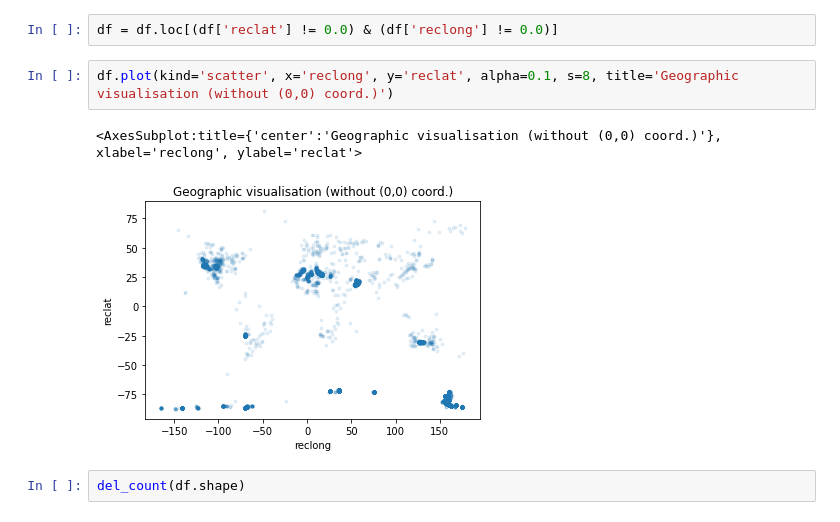
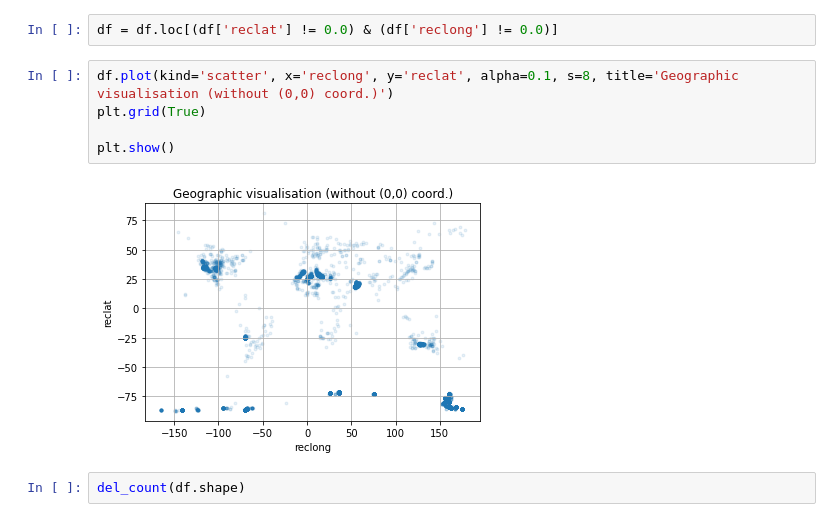
Before and after one commit to Kartmaan/Meteorite_landings, a Jupyter notebook: meteorite_landings.ipynb, the cells around one changed output. Saved outputs shown, nothing was run; the diff lists cells and outputs as text.

```diff
--- a/meteorite_landings.ipynb
+++ b/meteorite_landings.ipynb
@@ -330,9 +342,11 @@ df.loc[(df['reclat'] == 0.0) & (df['reclong'] == 0.0)]
 df = df.loc[(df['reclat'] != 0.0) & (df['reclong'] != 0.0)]
 # %%
 df.plot(kind='scatter', x='reclong', y='reclat', alpha=0.1, s=8, title='Geographic visualisation (without (0,0) coord.)')
+plt.grid(True)
+
+plt.show()
 # %% [output]
-<AxesSubplot:title={'center':'Geographic visualisation (without (0,0) coord.)'}, xlabel='reclong', ylabel='reclat'>
-[figure, old version]
+[figure, new version]
 # %%
 del_count(df.shape)
 # %% [output]
```
Also changed, not shown: parts of 20 cells of this notebook.
